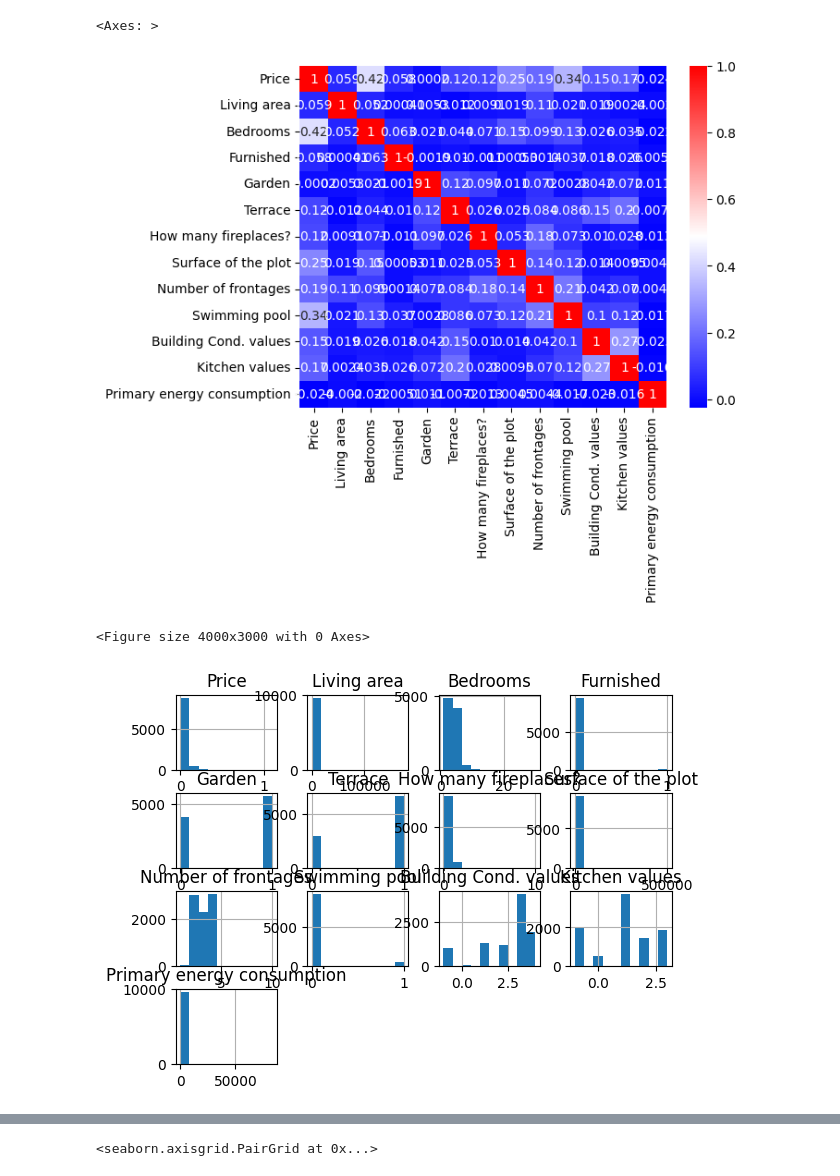
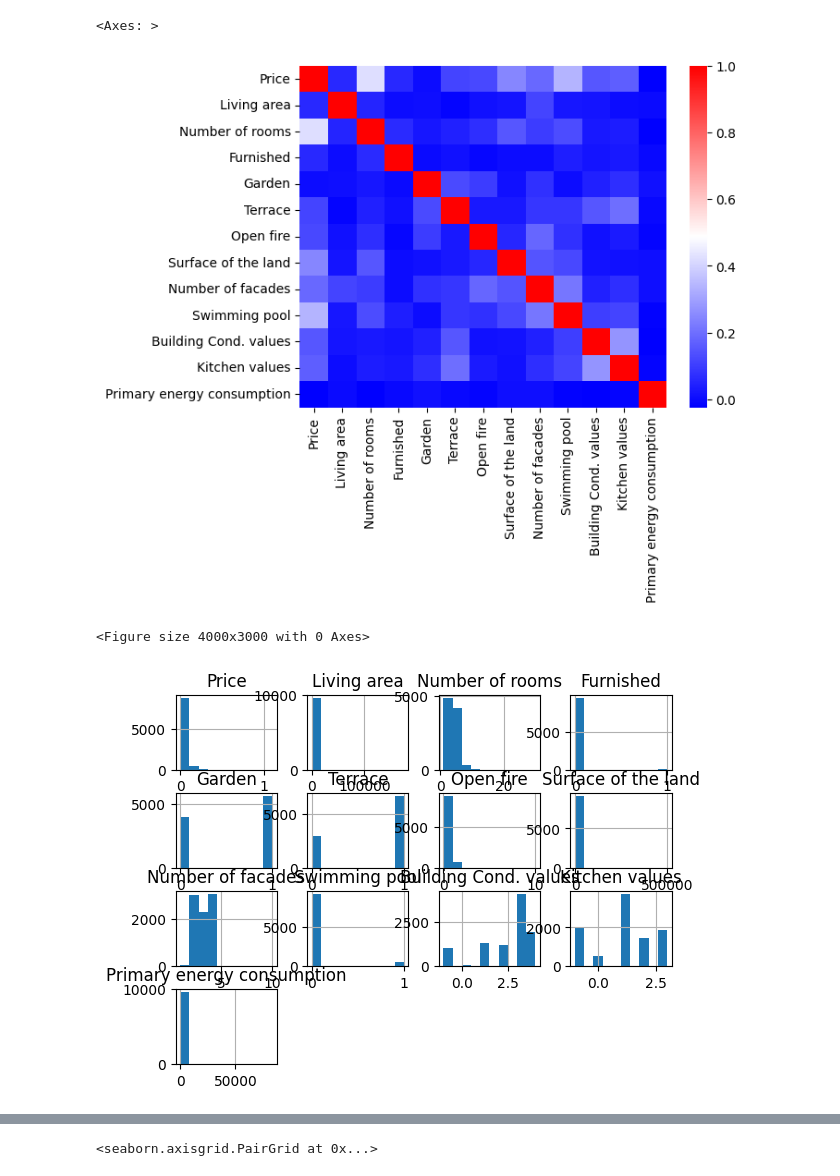
Before and after one commit to melikkekaya/challenge-data-analysis, a Jupyter notebook: analysis_melike.ipynb, the cells around one changed output, grey strips where cells are left out. Cells and saved outputs as stored; diff of their text form; code cells hidden in the pictures.

```diff
--- a/analysis_melike.ipynb
+++ b/analysis_melike.ipynb
@@ -38,7 +45,7 @@ memory usage: 3.4+ MB
 # %%
-house_target = ['Price','Living area','Bedrooms','Furnished','Garden','Terrace','How many fireplaces?','Surface of the plot','Number of frontages','Swimming pool','Building Cond. values','Kitchen values','Primary energy consumption']
-apartment_target = ['Price','Living area','Bedrooms','Furnished','How many fireplaces?','Building Cond. values','Kitchen values','Primary energy consumption']
+house_target = ['Price','Living area','Number of rooms','Furnished','Garden','Terrace','Open fire','Surface of the land','Number of facades','Swimming pool','Building Cond. values','Kitchen values','Primary energy consumption']
+apartment_target = ['Price','Living area','Number of rooms','Furnished','Open fire','Building Cond. values','Kitchen values','Primary energy consumption']
 # %%
-house_target_data = df[df["Type"]=="house"][house_target]
+house_target_data = df[df["Type of property"]=="house"][house_target]
 house_target_data.corr(method="spearman")
 # %% [output]
@@ -71,13 +78,13 @@ house_target_data.describe()
 # %%
 plt.figure()
-sns.heatmap(house_target_data.corr(), cmap="bwr", annot=True)
+sns.heatmap(house_target_data.corr(), cmap="bwr", annot=False)
 # %% [output]
 <Axes: >
-[figure, old version]
+[figure, new version]
 # %%
-plt.figure(figsize=(40,30))
-house_target_data.hist()
-plt.show()
+# plt.figure(figsize=(40,30))
+# house_target_data.hist()
+# plt.show()
 # %% [output]
 <Figure size 4000x3000 with 0 Axes>
-[figure, old version]
+[figure, new version]
```
Also changed, not shown: parts of 18 cells of this notebook, 1 other file.
